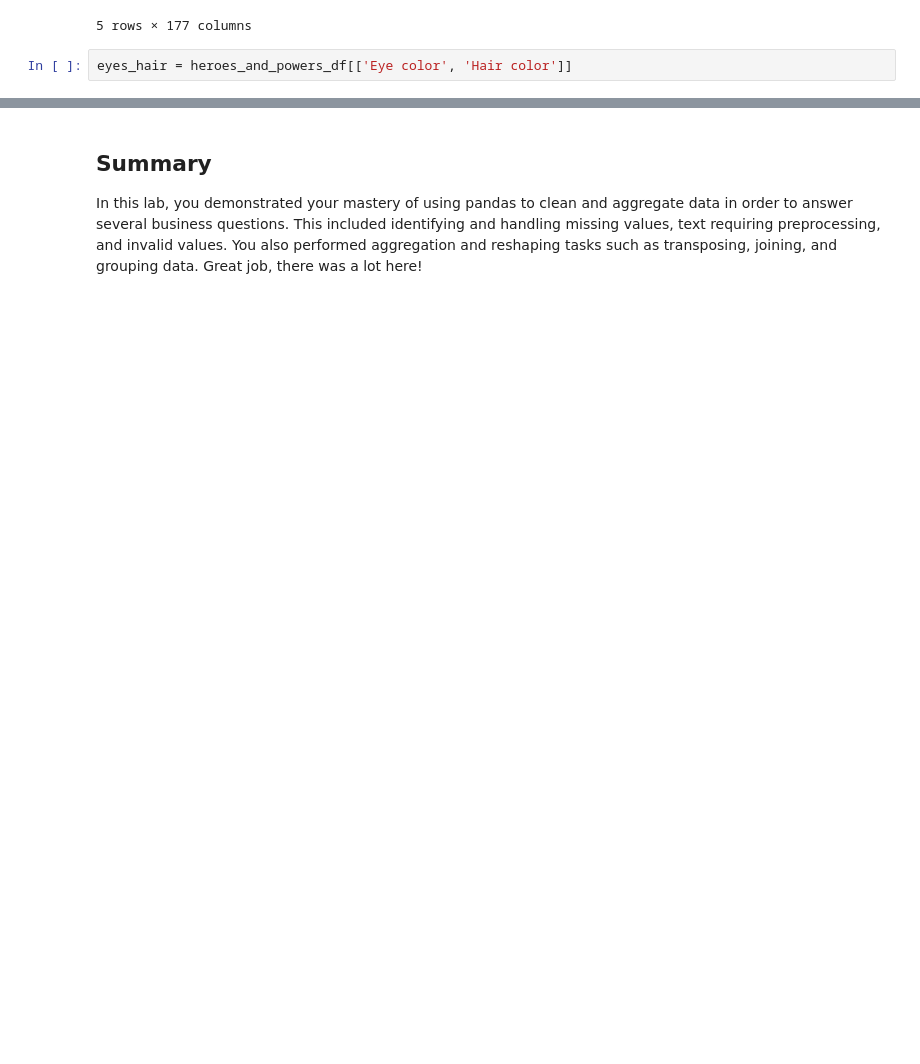
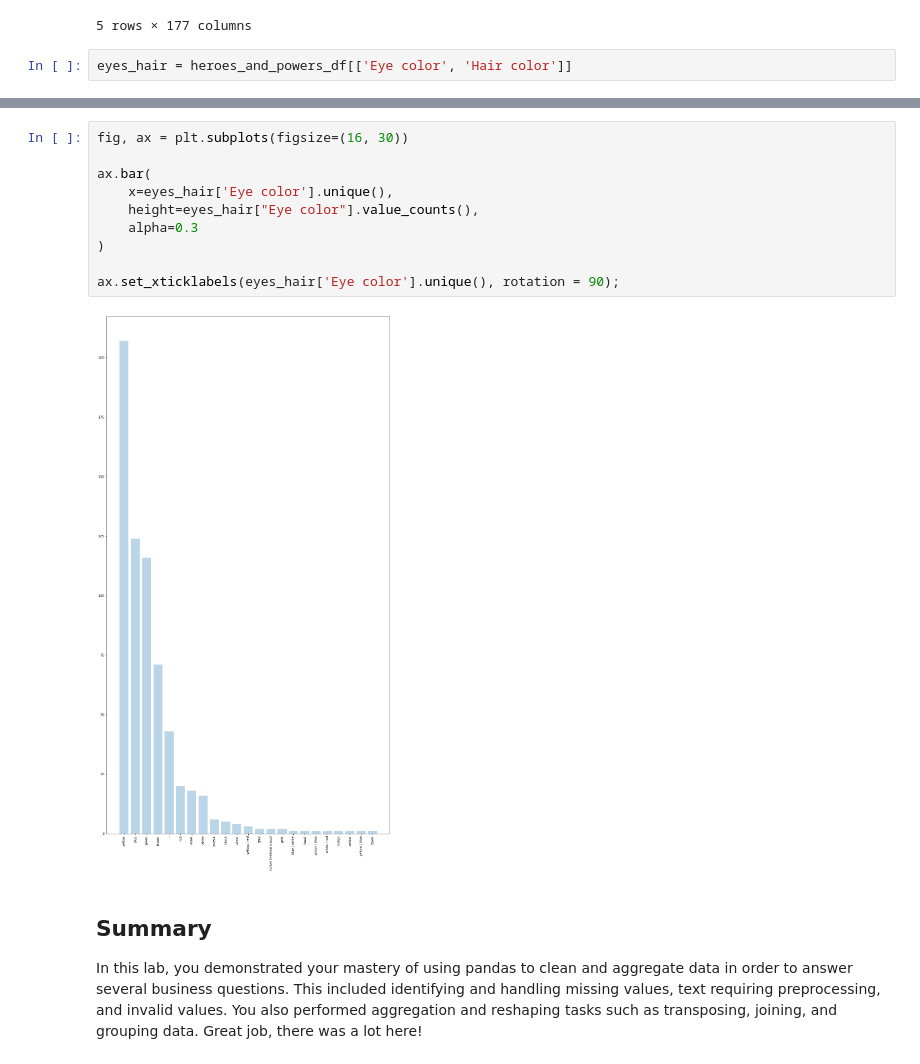
Before and after one commit to mduncan23/dsc-pandas-data-cleaning-lab, a Jupyter notebook: index.ipynb, the cells around one changed output, grey strips where cells are left out. Drawn from its saved outputs; the diff is of its cells as text; blank space fills up the shorter version.

Commit message:
extra touches on lab graphs

```diff
--- a/index.ipynb
+++ b/index.ipynb
@@ -866,4 +847,16 @@ Yellow                1
 Name: Hair color, dtype: int64
+# %%
+fig, ax = plt.subplots(figsize=(16, 30))
+
+ax.bar(
+    x=eyes_hair['Eye color'].unique(),
+    height=eyes_hair["Eye color"].value_counts(),
+    alpha=0.3
+)
+
+ax.set_xticklabels(eyes_hair['Eye color'].unique(), rotation = 90);
+# %% [output]
+[figure, added]
 # %% [markdown]
 ## Summary
 
```
Also changed, not shown: parts of 11 cells of this notebook.
